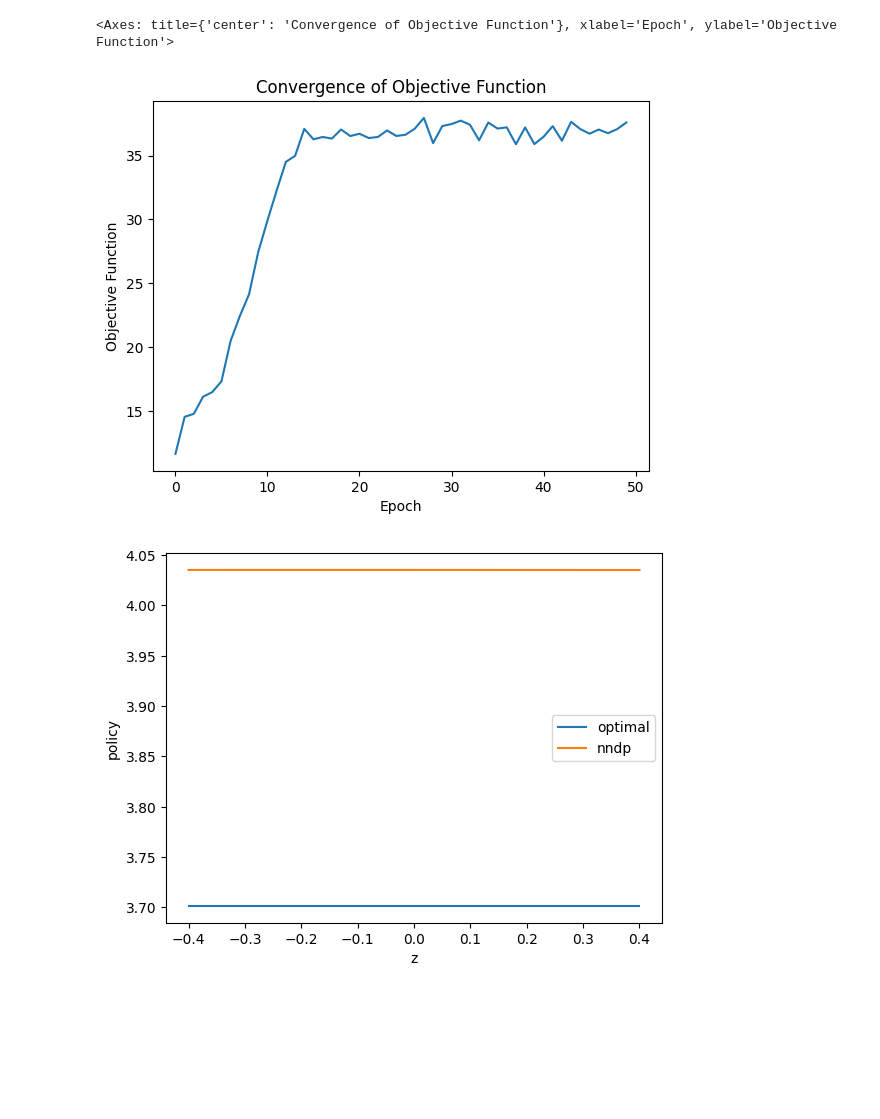
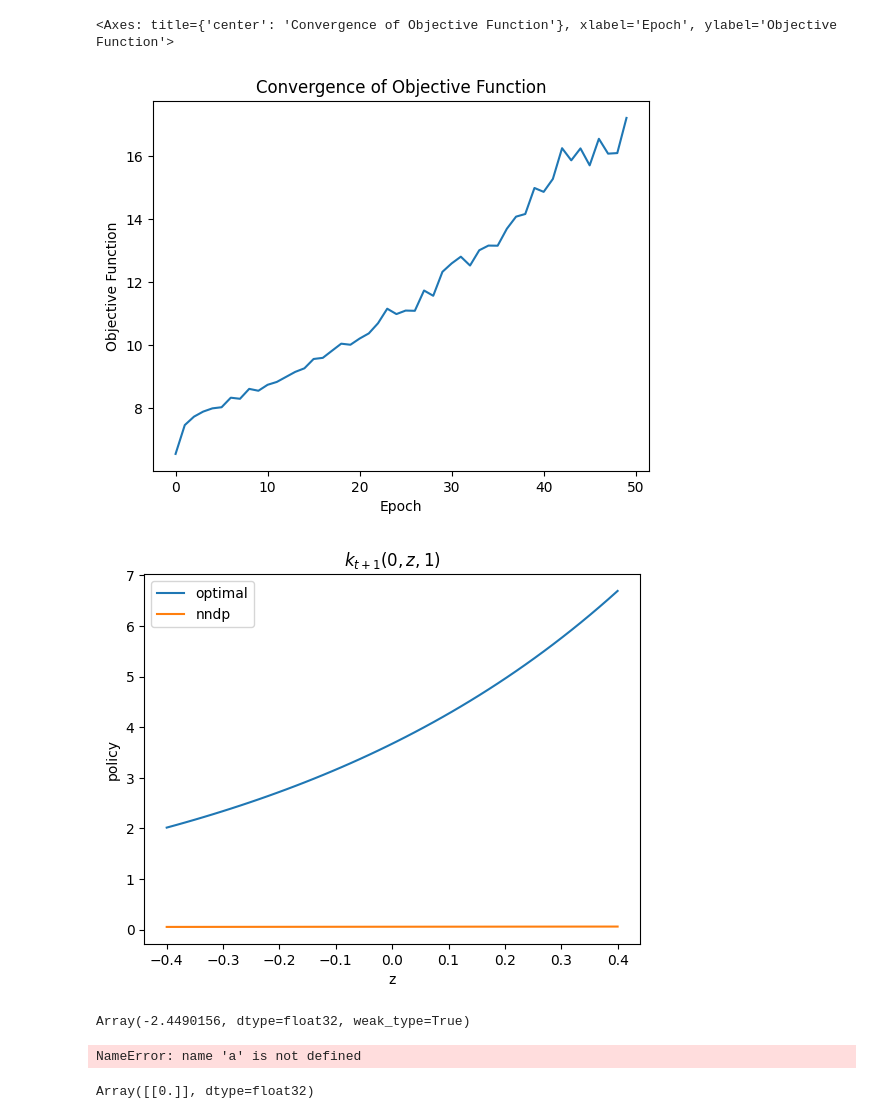
Before and after one commit to marcdelabarrera/nndp, a Jupyter notebook: docs/source/notebooks/firm_dynamics/main.ipynb, the cells around one changed output. Drawn from its saved outputs; the diff is of its cells as text; code cells hidden in the pictures; blank space fills up the shorter version.

```diff
--- a/docs/source/notebooks/firm_dynamics/main.ipynb
+++ b/docs/source/notebooks/firm_dynamics/main.ipynb
@@ -18,8 +18,8 @@ key, subkey = jax.random.split(key)
 params, nn = nndp.initialize_deep_nn(subkey,
                                 n_states = 3,
                                 n_actions = 1,
-                                nodes_per_layer = 128,
-                                hidden_layers = 5,
+                                nodes_per_layer = 256,
+                                hidden_layers = 3,
                                 hidden_activation = jax.nn.tanh,
                                 output_activation = [jax.nn.relu])
 
@@ -41,9 +41,9 @@ params,result = nndp.core.train(key = subkey,
                m = m,
                F = F,
                T = T,
-               N_simul = 100,
-               batch_size = 100,
+               N_simul = 200,
+               batch_size = 200,
                epochs = 50,
-               optimizer = optax.adam(1e-3)
+               optimizer = optax.adam(1e-4)
                )
 # %% [output]
@@ -53,16 +52,29 @@ Objective value on training iteration 49 out of 50: 37.584701538085944
 result.plot_convergence()
 # %% [output]
 <Axes: title={'center': 'Convergence of Objective Function'}, xlabel='Epoch', ylabel='Objective Function'>
-[figure, old version]
+[figure, new version]
 # %%
 z = jnp.linspace(-0.4,0.4)
-k = 1
-state = jnp.column_stack([jnp.zeros_like(z), z, jnp.ones_like(z)*k])
+k = 5
+t = 0
+state = jnp.column_stack([jnp.ones_like(z)*t, z, jnp.ones_like(z)*k])
 fig, ax = plt.subplots()
 ax.plot(z, k_star(z), label='optimal')
 ax.plot(z, policy(state, params, nn), label='nndp')
-ax.set(xlabel='z',ylabel='policy')
+ax.set(xlabel='z',ylabel='policy', title='$k_{t+1}(0,z,1)$')
 ax.legend()
 fig.show()
 # %% [output]
-[figure, old version]
+[figure, new version]
+# %%
+jnp.exp(0.4)*k**(1/3)-k
+# %% [output]
+Array(-2.4490156, dtype=float32, weak_type=True)
+# %%
+a(0.1), a(10)
+# %% [output]
+NameError: name 'a' is not defined
+# %%
+policy(jnp.array([[0,0.4,1]]), params, nn)
+# %% [output]
+Array([[0.]], dtype=float32)
```
Also changed, not shown: parts of 8 cells of this notebook, 2 other files.
